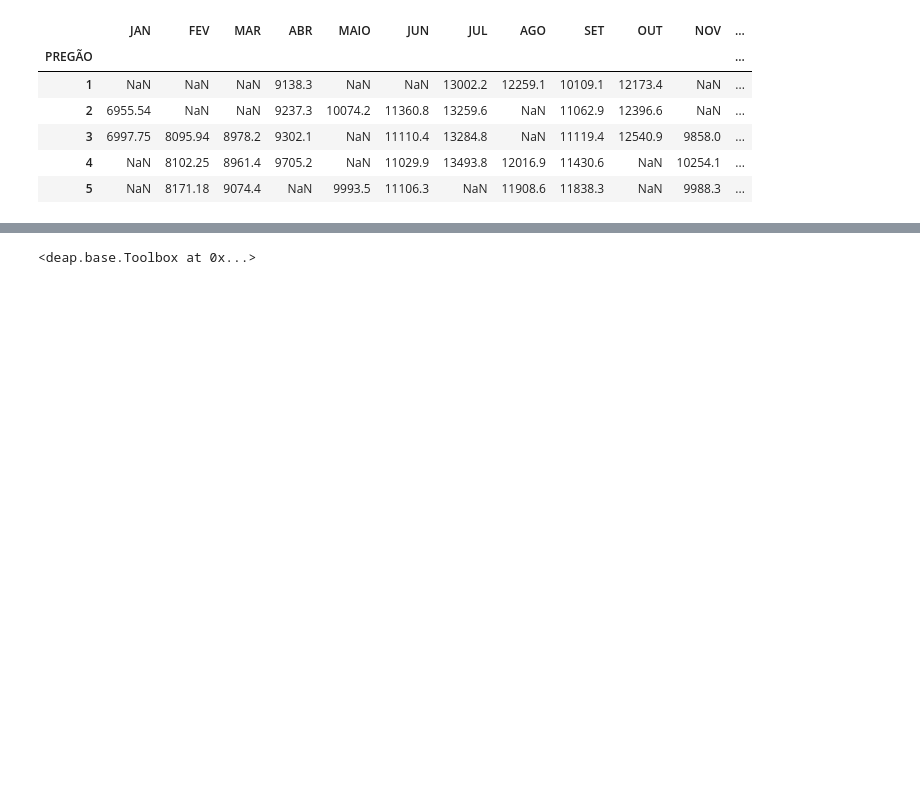
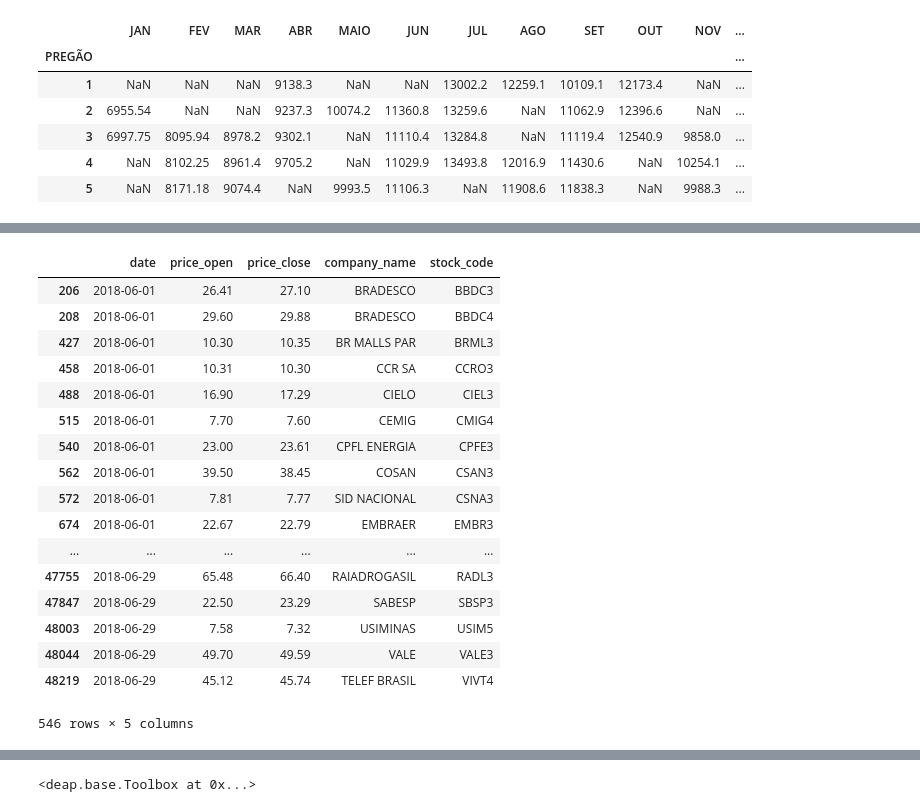
Before and after one commit to marcelovmaciel/Projeto-Opt-RTIA--Bovespa, a Jupyter notebook: 01-script.ipynb, the cells around one changed output, grey strips where cells are left out. Drawn from its saved outputs; the diff is of its cells as text; code cells hidden in the pictures; blank space fills up the shorter version.

```diff
--- a/01-script.ipynb
+++ b/01-script.ipynb
@@ -40,0 +60,35 @@ import deap as dp
+# %%
+foo = acc[0]
+# %%
+date = pd.Series(map(lambda foo: foo.date, acc))
+price_open = pd.Series(map(lambda foo: foo.price_open, acc))
+price_close = pd.Series(map(lambda foo : foo.price_close, acc))
+stock_code = pd.Series(map(lambda foo: foo.stock_code, acc))
+company_name = pd.Series(map(lambda foo : foo.company_name, acc))
+# %%
+df = pd.concat([date,price_open, price_close, company_name, stock_code],
+               axis=1)
+df.columns = ['date', 'price_open', "price_close", "company_name", "stock_code"]
+# %%
+topdf = df[df['stock_code'].isin(empresas_top)]
+# %%
+topdf
+# %% [output]
+|  | date | price_open | price_close | company_name | stock_code |
+| 206 | 2018-06-01 | 26.41 | 27.10 | BRADESCO | BBDC3 |
+| 208 | 2018-06-01 | 29.60 | 29.88 | BRADESCO | BBDC4 |
+| 427 | 2018-06-01 | 10.30 | 10.35 | BR MALLS PAR | BRML3 |
+| 458 | 2018-06-01 | 10.31 | 10.30 | CCR SA | CCRO3 |
+| 488 | 2018-06-01 | 16.90 | 17.29 | CIELO | CIEL3 |
+| 515 | 2018-06-01 | 7.70 | 7.60 | CEMIG | CMIG4 |
+| 540 | 2018-06-01 | 23.00 | 23.61 | CPFL ENERGIA | CPFE3 |
+| 562 | 2018-06-01 | 39.50 | 38.45 | COSAN | CSAN3 |
+| 572 | 2018-06-01 | 7.81 | 7.77 | SID NACIONAL | CSNA3 |
+| 674 | 2018-06-01 | 22.67 | 22.79 | EMBRAER | EMBR3 |
+| ... | ... | ... | ... | ... | ... |
+| 47755 | 2018-06-29 | 65.48 | 66.40 | RAIADROGASIL | RADL3 |
+| 47847 | 2018-06-29 | 22.50 | 23.29 | SABESP | SBSP3 |
+| 48003 | 2018-06-29 | 7.58 | 7.32 | USIMINAS | USIM5 |
+| 48044 | 2018-06-29 | 49.70 | 49.59 | VALE | VALE3 |
+| 48219 | 2018-06-29 | 45.12 | 45.74 | TELEF BRASIL | VIVT4 |
+546 rows × 5 columns
```
Also changed, not shown: parts of 5 cells of this notebook.
